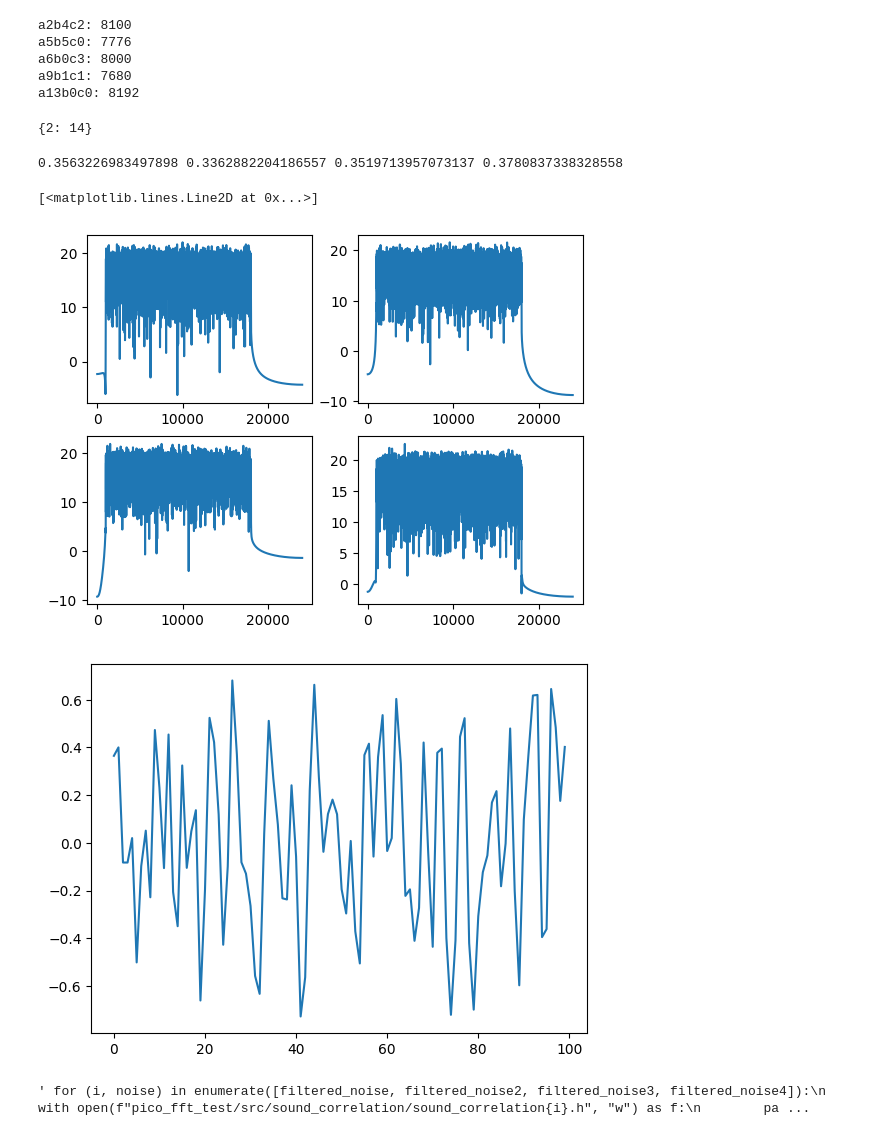
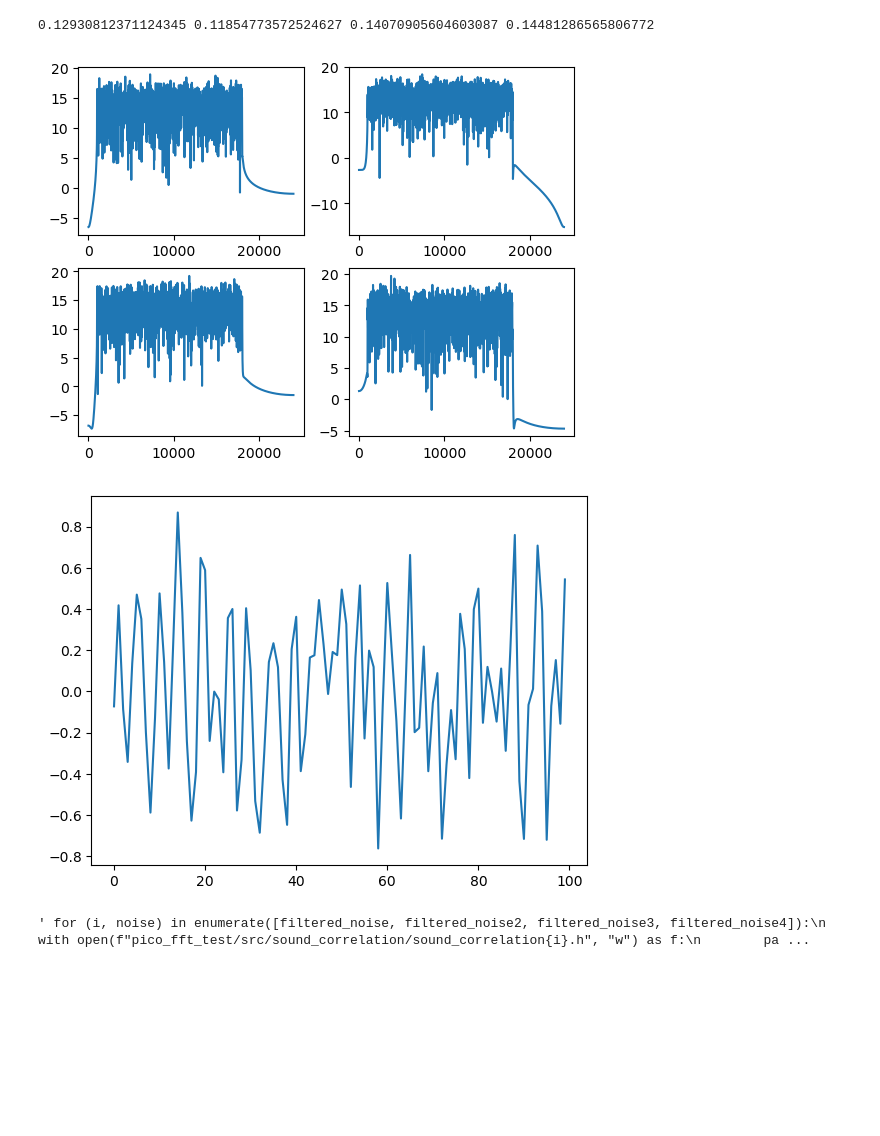
Before and after one commit to autocart-capstone/autocart, a Jupyter notebook: SourceCodes/sound_localization/misc/playground.ipynb, the cells around one changed output. Cells and saved outputs as stored; diff of their text form; code cells hidden in the pictures; blank space fills up the shorter version.

```diff
--- a/SourceCodes/sound_localization/misc/playground.ipynb
+++ b/SourceCodes/sound_localization/misc/playground.ipynb
@@ -26,51 +8,16 @@ Note: you may need to restart the kernel to use updated packages.
-# %%
-# For "fast" real FFTs, length must be as follows:
-# N=(2^a)*(3^b)*(5^c), a >= 1, b >=0, c >= 0
-
-for a in range(1, 15):
-    for b in range(0, 10):
-        for c in range(0, 10):
-            num = 2**a*3**b*5**c
-            if num > 7500 and num < 8500:
-                print(f"a{a}b{b}c{c}: {2**a*3**b*5**c}")
-# %% [output]
-a2b4c2: 8100
-a5b5c0: 7776
-a6b0c3: 8000
-a9b1c1: 7680
-a13b0c0: 8192
-# %%
-from sympy import factorint
-
-Fs = 48000
-Ts = 1 / Fs
-# White noise length
-noise_dur_s = 0.2
-# Nw = int(noise_dur_s * Fs )
-Nw = 2**14
-# Nw needs to be > 3000 (empirical tests)
-
-
-# Rec length needs to be Nw + around 20m? worth of sample time
-# (20m / 343 m/s) * 48000 = around 2800 samples
-#record_len = Nw + 2800
-record_len = Nw
-
-valid_correlation_len = record_len - Nw + 1
-# length of noise will be padded with zeros to get the same size (to make the multiplication in FFT domain possible)
-
-# For FFT using the pffft library, length must round as follows:
-# N=(2^a)*(3^b)*(5^c), a >= 5, b >=0, c >= 0 (32, 48, 64, 96, 128, 144, 160, etc are all acceptable lengths)
-factors = factorint(record_len)
-print(factors)
-assert 2 in factors
-assert factors[2] >= 5
-factors.pop(2, None)
-factors.pop(3, None)
-factors.pop(5, None)
-assert len(factors) == 0
-# %% [output]
-{2: 14}
+# %%
+Fs = 48000
+Ts = 1 / Fs
+
+# Nw = int(noise_dur_s * Fs )
+Nw = 2**12
+# White noise length
+noise_dur_s = Nw*Ts
+
+silence_length = int(20/343 * 48000) # 20m worth of sample travel time
+silence_length_s = silence_length * Ts
+
+full_length = Nw + silence_length
 # %%
 import numpy as np
 import matplotlib.pyplot as plt
@@ -131,41 +78,44 @@ def make_noise2(seed):
     # Applying the FIR filter to the white noise
     #filtered_noise = white_noise
     filtered_noise = sp.signal.convolve(white_noise, fir_coeff, mode="valid")
     assert(len(filtered_noise) == Nw)
     # filtered_noise = sp.signal.sosfilt(sos_filt, white_noise)
 
     filtered_noise /= max(filtered_noise)
     # plot noise
     noise_fft = sp.fft.rfft(filtered_noise)
     # noise_fft = sp.fft.rfft(white_noise)
     n = len(noise_fft)
     f = np.arange(n) * Fs / n / 2
     plt.plot(f, 10 * np.log10(np.abs(noise_fft)))
 
     return filtered_noise
 
 plt.figure()
 plt.subplot(221)
 filtered_noiseA = make_noise2(4)
 plt.subplot(222)
 filtered_noiseB = make_noise2(9)
 plt.subplot(223)
 filtered_noiseC = make_noise2(100)
 plt.subplot(224)
 filtered_noiseD = make_noise2(1231)
 assert len(filtered_noiseA) == Nw
-pow1 = np.sqrt(np.sum(np.power(filtered_noiseA, 2)) / len(filtered_noiseA))
-pow2 = np.sqrt(np.sum(np.power(filtered_noiseB, 2)) / len(filtered_noiseB))
-pow3 = np.sqrt(np.sum(np.power(filtered_noiseC, 2)) / len(filtered_noiseC))
-pow4 = np.sqrt(np.sum(np.power(filtered_noiseD, 2)) / len(filtered_noiseD))
+pow1 = np.sum(np.power(filtered_noiseA, 2)) / len(filtered_noiseA)
+pow2 = np.sum(np.power(filtered_noiseB, 2)) / len(filtered_noiseB)
+pow3 = np.sum(np.power(filtered_noiseC, 2)) / len(filtered_noiseC)
+pow4 = np.sum(np.power(filtered_noiseD, 2)) / len(filtered_noiseD)
 print(pow1, pow2, pow3, pow4)
 plt.figure()
 plt.plot(filtered_noiseA[-700:-600])
+filtered_noiseA = np.concatenate((filtered_noiseA, np.zeros(silence_length)))
+filtered_noiseB = np.concatenate((filtered_noiseB, np.zeros(silence_length)))
+filtered_noiseC = np.concatenate((filtered_noiseC, np.zeros(silence_length)))
+filtered_noiseD = np.concatenate((filtered_noiseD, np.zeros(silence_length)))
 # %% [output]
-0.3563226983497898 0.3362882204186557 0.3519713957073137 0.3780837338328558
+0.12930812371124345 0.11854773572524627 0.14070905604603087 0.14481286565806772
-[<matplotlib.lines.Line2D at 0x...>]
-[figure, old version]
+[figure, new version]
-[figure, old version]
+[figure, new version]
 # %%
 np.save("filtered_noiseA.npy", filtered_noiseA)
 np.save("filtered_noiseB.npy", filtered_noiseB)
```
Also changed, not shown: parts of 9 cells of this notebook, 13 other files.
